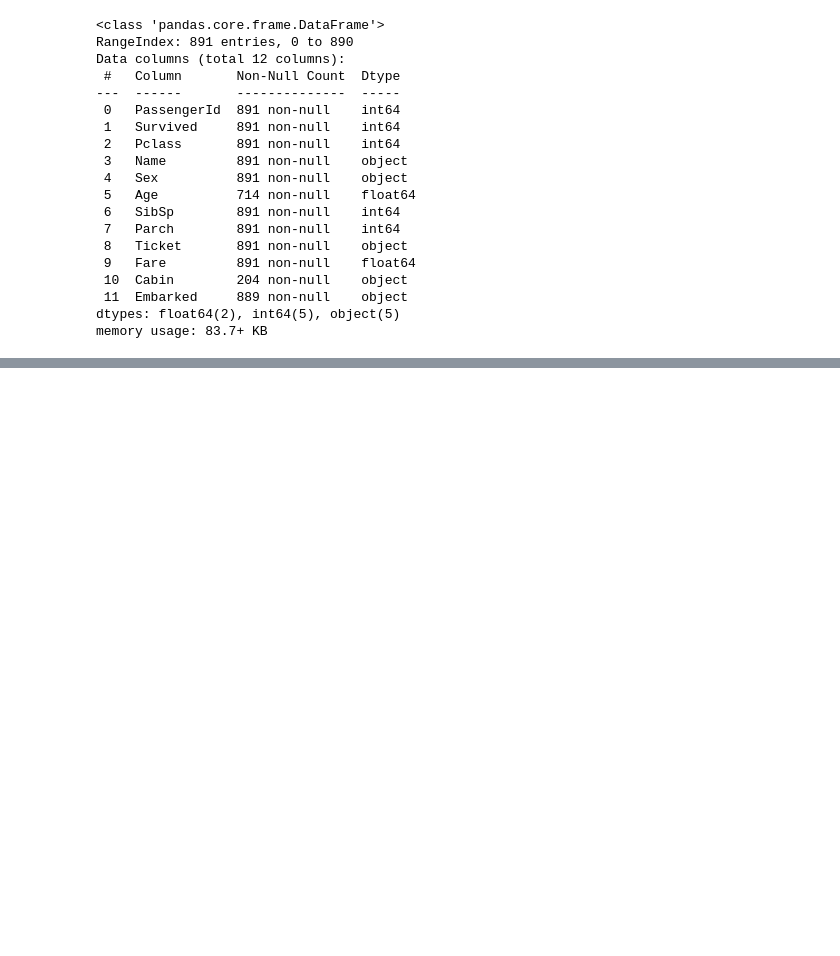
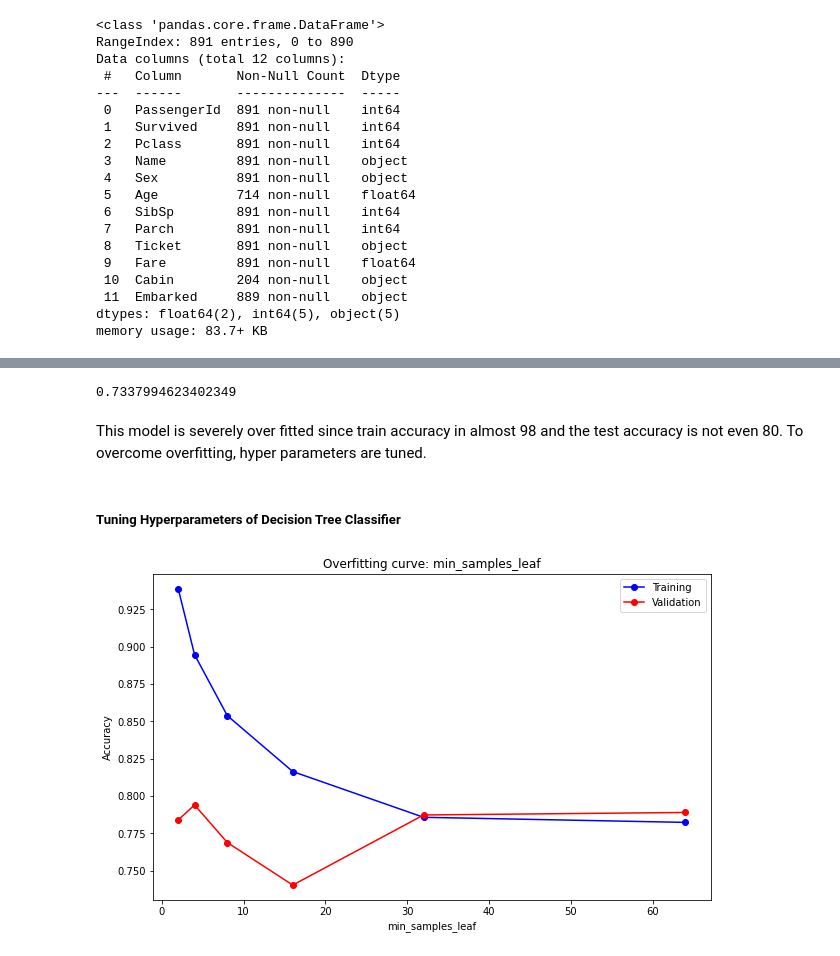
Before and after one commit to Deepakvk18/Machine-Learning, a Jupyter notebook: titanic-survival-prediction.ipynb, the cells around one changed output, grey strips where cells are left out. Saved outputs shown, nothing was run; the diff lists cells and outputs as text; code cells hidden in the pictures; blank space fills up the shorter version.

```diff
--- a/titanic-survival-prediction.ipynb
+++ b/titanic-survival-prediction.ipynb
@@ -196,0 +232,6 @@ array([0, 1, 0, 0, 1, 0, 1, 0, 1, 0, 0, 0, 1, 0, 1, 1, 0, 0, 1, 1, 0, 0,
+# %%
+bnb = BernoulliNB(alpha=0.05, fit_prior=False)
+bnb.fit(train_x, train_y)
+print(classification_report(train_y, bnb.predict(train_x)))
+print("------------------------------------------------------------")
+print(classification_report(test_y, bnb.predict(test_x)))
@@ -196,0 +271,6 @@ array([0, 1, 0, 0, 1, 0, 1, 0, 1, 0, 0, 0, 1, 0, 1, 1, 0, 0, 1, 1, 0, 0,
+# %%
+dt = DecisionTreeClassifier(random_state=42)
+dt.fit(train_x, train_y)
+print(classification_report(train_y, dt.predict(train_x)))
+print("------------------------------------------------------------")
+print(classification_report(test_y, dt.predict(test_x)))
@@ -196,0 +296,33 @@ array([0, 1, 0, 0, 1, 0, 1, 0, 1, 0, 0, 0, 1, 0, 1, 1, 0, 0, 1, 1, 0, 0,
+# %%
+roc_auc_score(test_y, dt.predict_proba(test_x)[:,1])
+# %% [output]
+0.7337994623402349
+# %% [markdown]
+This model is severely over fitted since train accuracy in almost 98 and the test accuracy is not even 80. To overcome overfitting, hyper parameters are tuned.
+# %% [markdown]
+##### Tuning Hyperparameters of Decision Tree Classifier
+# %%
+def test_params_dt(**params):
+    model = DecisionTreeClassifier(random_state=42, **params).fit(train_x, train_y)
+    train_accuracy = accuracy_score(model.predict(train_x), train_y)
+    val_accuracy = accuracy_score(model.predict(test_x), test_y)
+    return train_accuracy, val_accuracy
+# %%
+def test_param_and_plot_dt(param_name, param_values):
+    train_accuracies, test_accuracies = [], []
+    for value in param_values:
+        params = {param_name: value}
+        train_accuracy, test_accuracy = test_params_dt(**params)
+        train_accuracies.append(train_accuracy)
+        test_accuracies.append(test_accuracy)
+    plt.figure(figsize=(10,6))
+    plt.title('Overfitting curve: ' + param_name)
+    plt.plot(param_values, train_accuracies, 'b-o')
+    plt.plot(param_values, test_accuracies, 'r-o')
+    plt.xlabel(param_name)
+    plt.ylabel('Accuracy')
+    plt.legend(['Training', 'Validation'])
+# %%
+test_param_and_plot_dt('min_samples_leaf',[2,4,8,16,32,64])
+# %% [output]
+[figure, added]
```
Also changed, not shown: parts of 74 cells of this notebook.
